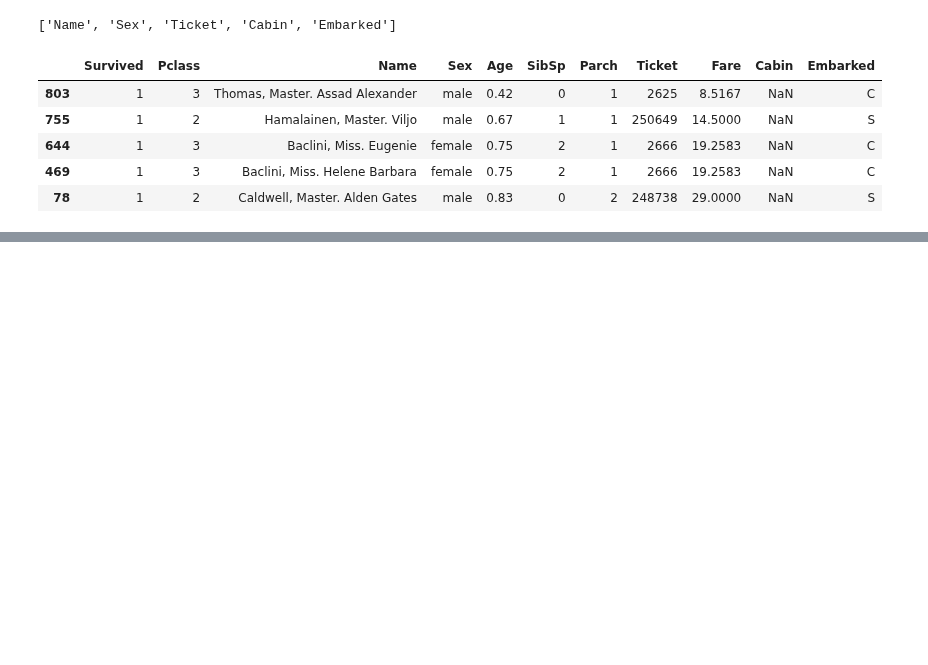
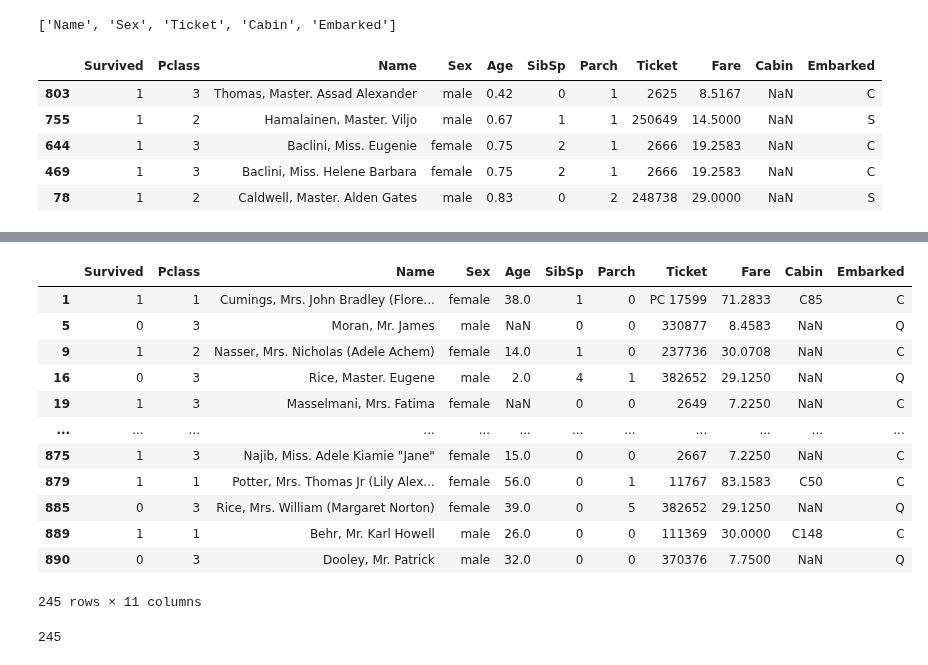
Before and after one commit to pNatTueku/basicPython, a Jupyter notebook: data_preparation_titanic_data.ipynb, the cells around one changed output, grey strips where cells are left out. Saved outputs shown, nothing was run; the diff lists cells and outputs as text; code cells hidden in the pictures; blank space fills up the shorter version.

```diff
--- a/data_preparation_titanic_data.ipynb
+++ b/data_preparation_titanic_data.ipynb
@@ -130,0 +274,20 @@ df.head()
+# %%
+data.loc[data['Embarked'].isin(['C', 'Q'])]
+# %% [output]
+|  | Survived | Pclass | Name | Sex | Age | SibSp | Parch | Ticket | Fare | Cabin | Embarked |
+| 1 | 1 | 1 | Cumings, Mrs. John Bradley (Flore... | female | 38.0 | 1 | 0 | PC 17599 | 71.2833 | C85 | C |
+| 5 | 0 | 3 | Moran, Mr. James | male | NaN | 0 | 0 | 330877 | 8.4583 | NaN | Q |
+| 9 | 1 | 2 | Nasser, Mrs. Nicholas (Adele Achem) | female | 14.0 | 1 | 0 | 237736 | 30.0708 | NaN | C |
+| 16 | 0 | 3 | Rice, Master. Eugene | male | 2.0 | 4 | 1 | 382652 | 29.1250 | NaN | Q |
+| 19 | 1 | 3 | Masselmani, Mrs. Fatima | female | NaN | 0 | 0 | 2649 | 7.2250 | NaN | C |
+| ... | ... | ... | ... | ... | ... | ... | ... | ... | ... | ... | ... |
+| 875 | 1 | 3 | Najib, Miss. Adele Kiamie "Jane" | female | 15.0 | 0 | 0 | 2667 | 7.2250 | NaN | C |
+| 879 | 1 | 1 | Potter, Mrs. Thomas Jr (Lily Alex... | female | 56.0 | 0 | 1 | 11767 | 83.1583 | C50 | C |
+| 885 | 0 | 3 | Rice, Mrs. William (Margaret Norton) | female | 39.0 | 0 | 5 | 382652 | 29.1250 | NaN | Q |
+| 889 | 1 | 1 | Behr, Mr. Karl Howell | male | 26.0 | 0 | 0 | 111369 | 30.0000 | C148 | C |
+| 890 | 0 | 3 | Dooley, Mr. Patrick | male | 32.0 | 0 | 0 | 370376 | 7.7500 | NaN | Q |
+245 rows × 11 columns
+# %%
+len(data.loc[data['Embarked'].isin(['C', 'Q'])])
+# %% [output]
+245
```
Also changed, not shown: parts of 34 cells of this notebook.
